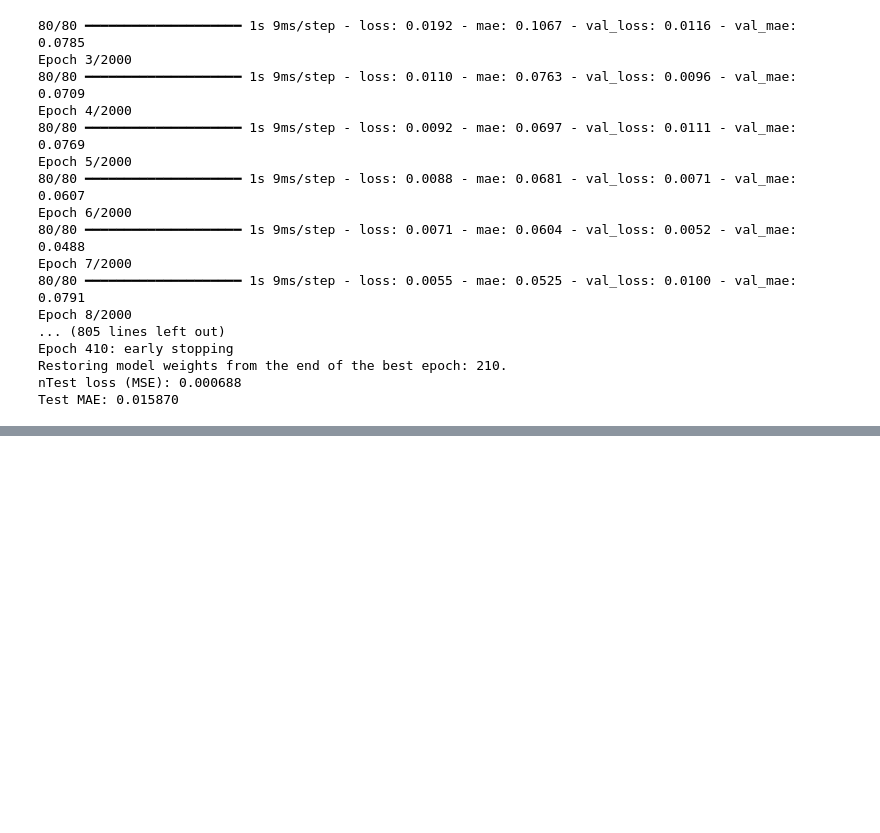
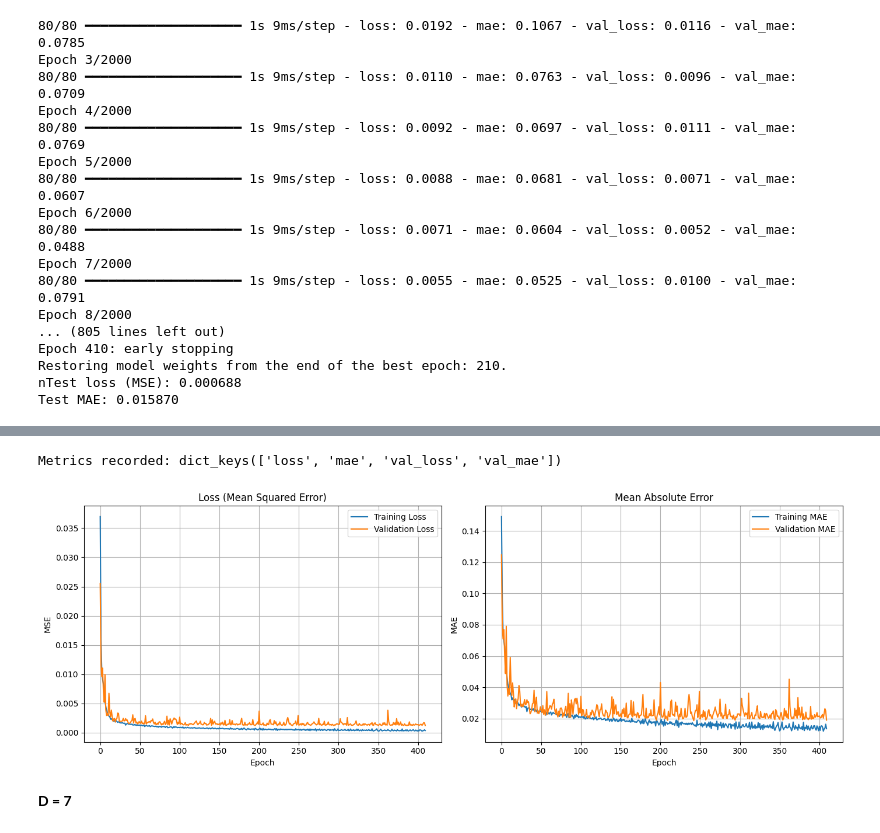
Before and after one commit to isithadinujaya/Quantum-Tomogrophy-Using-ML, a Jupyter notebook: qst-neural-network.ipynb, the cells around one changed output, grey strips where cells are left out. Saved outputs shown, nothing was run; the diff lists cells and outputs as text; code cells hidden in the pictures; blank space fills up the shorter version.

```diff
--- a/qst-neural-network.ipynb
+++ b/qst-neural-network.ipynb
@@ -156,0 +179,40 @@ Test MAE: 0.015870
+# %%
+import matplotlib.pyplot as plt
+
+# Assuming you have the 'history' object from model.fit()
+# history = model.fit(...)
+
+# Extract the history dictionary
+hist = history.history
+
+# Check available metrics (in case you added more)
+print("Metrics recorded:", hist.keys())
+
+# Create a figure with two subplots side by side
+fig, (ax1, ax2) = plt.subplots(1, 2, figsize=(14, 5))
+
+# --- Left plot: Loss (MSE) ---
+ax1.plot(hist['loss'], label='Training Loss', linewidth=1.5)
+ax1.plot(hist['val_loss'], label='Validation Loss', linewidth=1.5)
+ax1.set_title('Loss (Mean Squared Error)')
+ax1.set_xlabel('Epoch')
+ax1.set_ylabel('MSE')
+ax1.legend()
+ax1.grid(True)
+
+# --- Right plot: MAE ---
+ax2.plot(hist['mae'], label='Training MAE', linewidth=1.5)
+ax2.plot(hist['val_mae'], label='Validation MAE', linewidth=1.5)
+ax2.set_title('Mean Absolute Error')
+ax2.set_xlabel('Epoch')
+ax2.set_ylabel('MAE')
+ax2.legend()
+ax2.grid(True)
+
+plt.tight_layout()
+plt.show()
+# %% [output]
+Metrics recorded: dict_keys(['loss', 'mae', 'val_loss', 'val_mae'])
+[figure, added]
+# %% [markdown]
+**D = 7**
```
Also changed, not shown: parts of 1 cell of this notebook.
